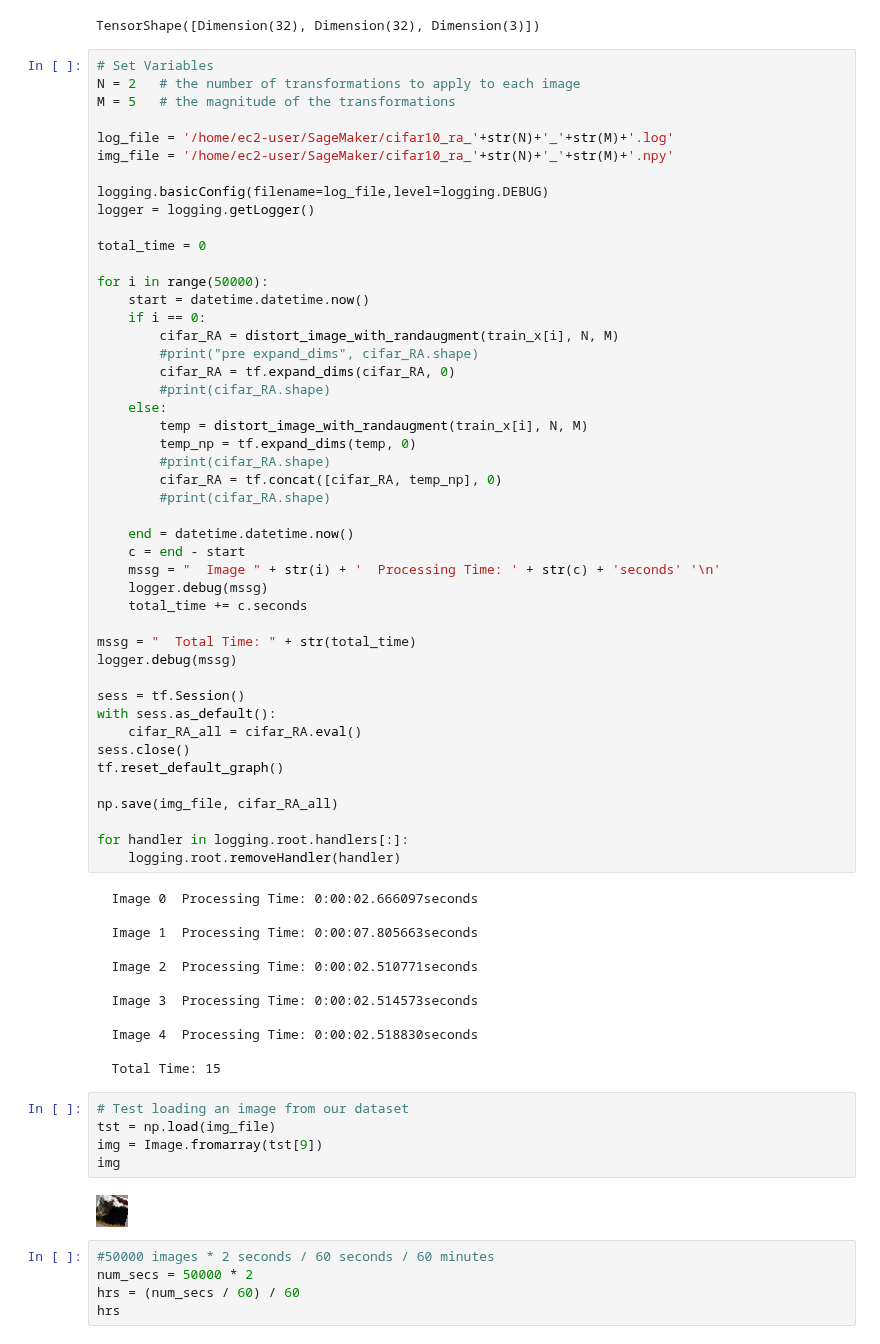
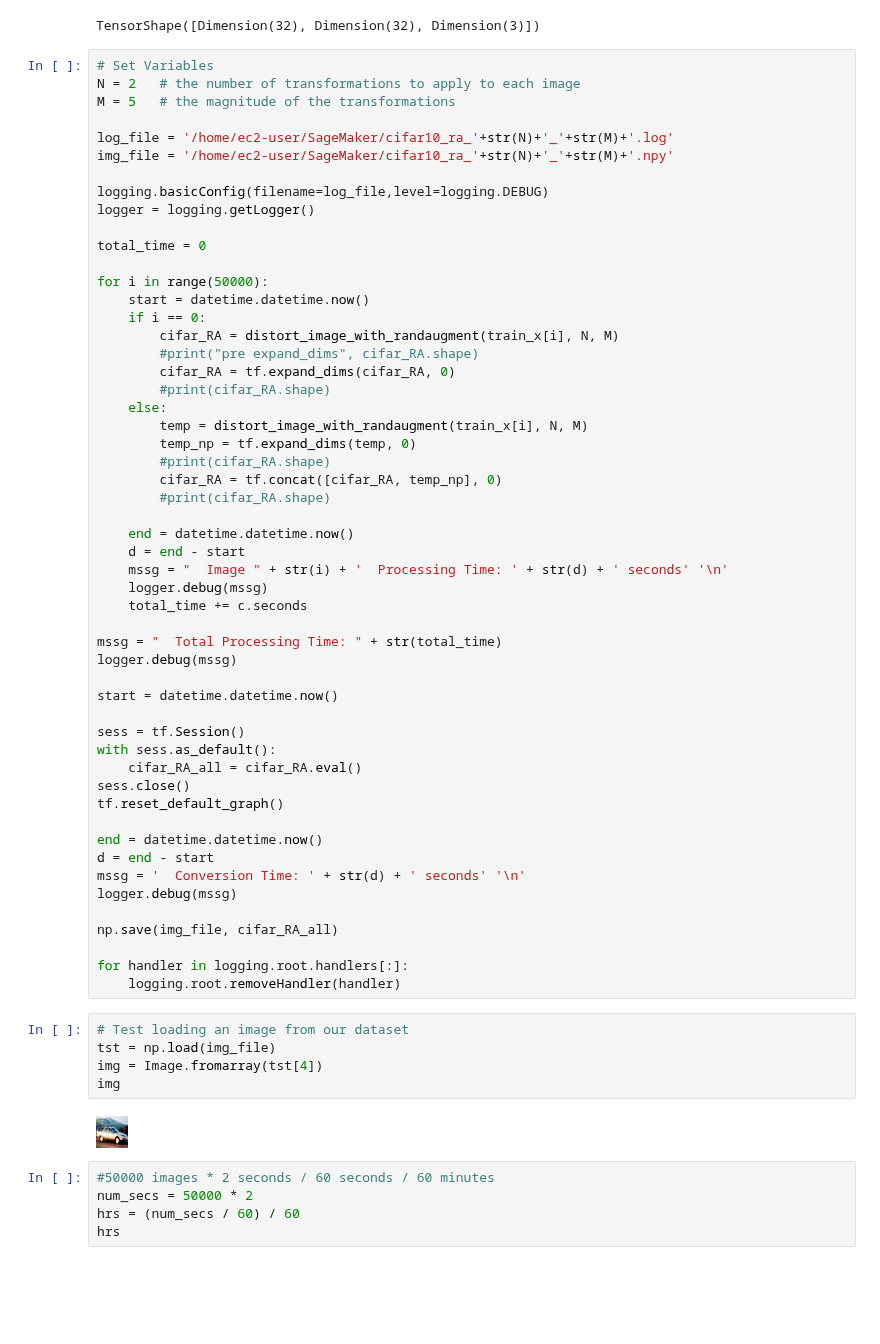
Before and after one commit to danzisar/w210-capstone, a Jupyter notebook: aws-notebooks/RandAugment-danzi.ipynb, the cells around one changed output. Drawn from its saved outputs; the diff is of its cells as text; blank space fills up the shorter version.

```diff
--- a/aws-notebooks/RandAugment-danzi.ipynb
+++ b/aws-notebooks/RandAugment-danzi.ipynb
@@ -816,13 +816,15 @@ for i in range(50000):
         #print(cifar_RA.shape)
 
     end = datetime.datetime.now()
-    c = end - start
-    mssg = "  Image " + str(i) + '  Processing Time: ' + str(c) + 'seconds' '\n'
+    d = end - start
+    mssg = "  Image " + str(i) + '  Processing Time: ' + str(d) + ' seconds' '\n'
     logger.debug(mssg)
     total_time += c.seconds
 
-mssg = "  Total Time: " + str(total_time)
+mssg = "  Total Processing Time: " + str(total_time)
 logger.debug(mssg)
+
+start = datetime.datetime.now()
 
 sess = tf.Session()
 with sess.as_default():
@@ -830,29 +832,22 @@ with sess.as_default():
 sess.close()
 tf.reset_default_graph()
 
+end = datetime.datetime.now()
+d = end - start
+mssg = '  Conversion Time: ' + str(d) + ' seconds' '\n'
+logger.debug(mssg)
+
 np.save(img_file, cifar_RA_all)
 
 for handler in logging.root.handlers[:]:
     logging.root.removeHandler(handler)
-# %% [output]
-  Image 0  Processing Time: 0:00:02.666097seconds
-
-  Image 1  Processing Time: 0:00:07.805663seconds
-
-  Image 2  Processing Time: 0:00:02.510771seconds
-
-  Image 3  Processing Time: 0:00:02.514573seconds
-
-  Image 4  Processing Time: 0:00:02.518830seconds
-
-  Total Time: 15
 # %%
 # Test loading an image from our dataset
 tst = np.load(img_file)
-img = Image.fromarray(tst[9])
+img = Image.fromarray(tst[4])
 img
 # %% [output]
-[figure, old version]
+[figure, new version]
 # %%
 #50000 images * 2 seconds / 60 seconds / 60 minutes
 num_secs = 50000 * 2
```
